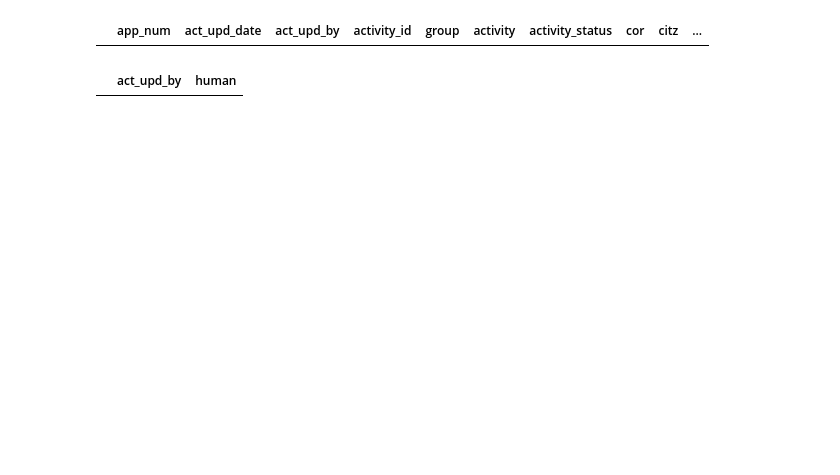
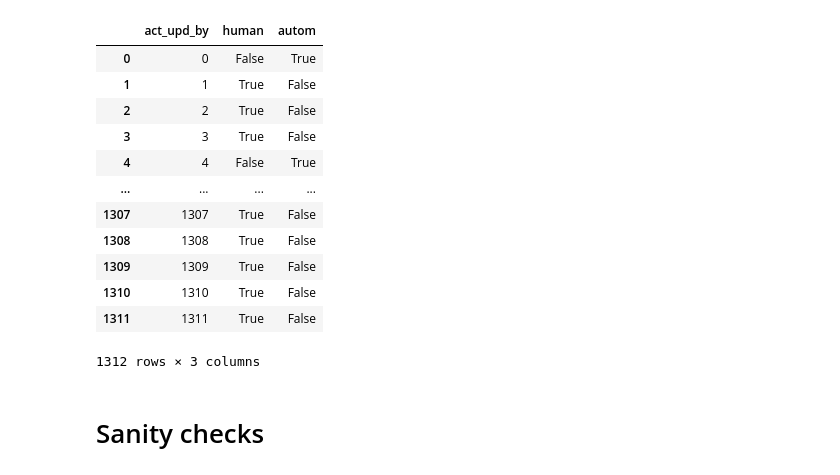
Before and after one commit to ProcessMining-uOttawa/ircc, a Jupyter notebook: ircc_stratif.ipynb, the cells around one changed output. Saved outputs shown, nothing was run; the diff lists cells and outputs as text; code cells hidden in the pictures; blank space fills up the shorter version.

```diff
--- a/ircc_stratif.ipynb
+++ b/ircc_stratif.ipynb
@@ -7,8 +3,25 @@ human = pd.read_csv("data/human.csv")
+# %%
+human = pd.read_csv("data/human.csv")
+human['autom'] = ~ human['human']
+
+human
+# %% [output]
+|  | act_upd_by | human | autom |
+| 0 | 0 | False | True |
+| 1 | 1 | True | False |
+| 2 | 2 | True | False |
+| 3 | 3 | True | False |
+| 4 | 4 | False | True |
+| ... | ... | ... | ... |
+| 1307 | 1307 | True | False |
+| 1308 | 1308 | True | False |
+| 1309 | 1309 | True | False |
+| 1310 | 1310 | True | False |
+| 1311 | 1311 | True | False |
+1312 rows × 3 columns
+# %% [markdown]
+# Sanity checks
 # %%
 log[~ log['act_upd_by'].isin(human['act_upd_by'])]
-# %% [output]
-|  | app_num | act_upd_date | act_upd_by | activity_id | group | activity | activity_status | cor | citz | ... |
 # %%
 human[~ human['act_upd_by'].isin(log['act_upd_by'])]
-# %% [output]
-|  | act_upd_by | human |
```
Also changed, not shown: parts of 18 cells of this notebook, 19 other files.
